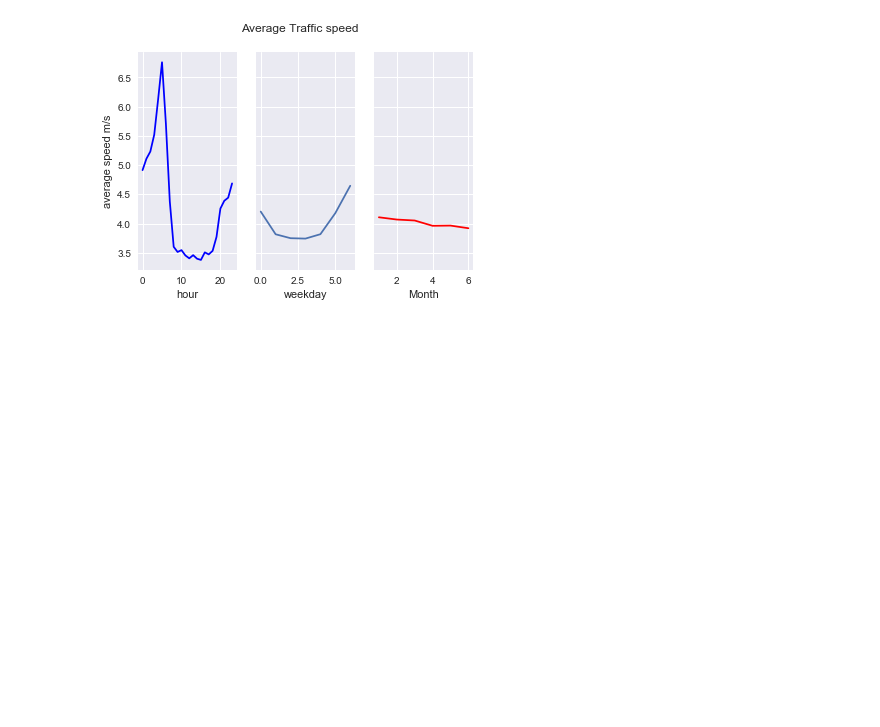
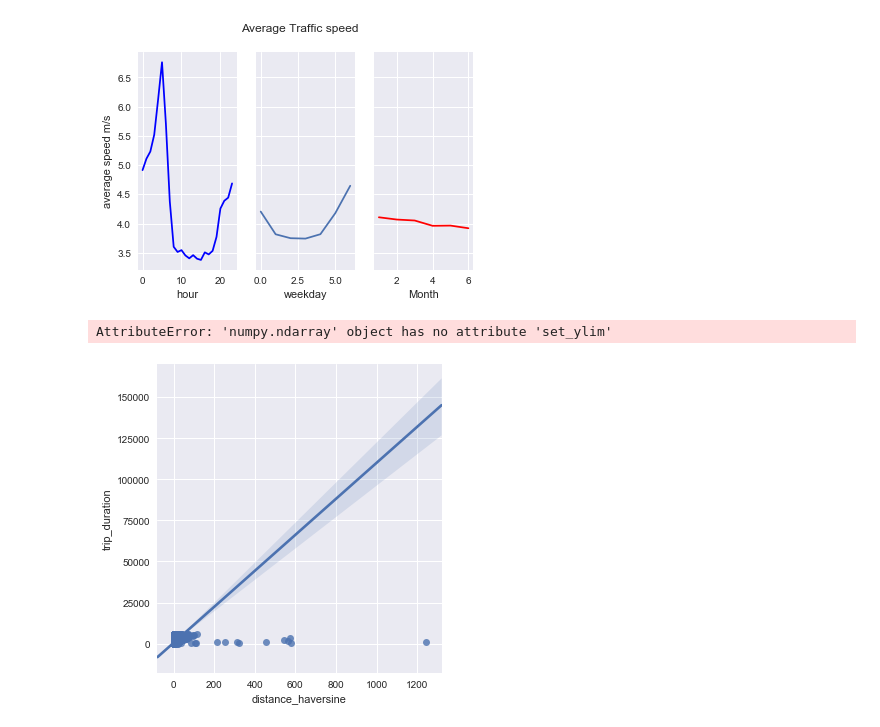
Before and after one commit to andrewcmilne/capstone1_taxi, a Jupyter notebook: TaxiInferentialStatistics.ipynb, the cells around one changed output. Saved outputs shown, nothing was run; the diff lists cells and outputs as text; code cells hidden in the pictures; blank space fills up the shorter version.

Commit message:
Add files via upload
exploring NYC taxi data with statistics and scikit learn

```diff
--- a/TaxiInferentialStatistics.ipynb
+++ b/TaxiInferentialStatistics.ipynb
@@ -302,3 +302,8 @@ fig.suptitle('Average Traffic speed')
 plt.show()
 # %% [output]
 [figure]
+# %%
+lm = sns.lmplot(x='distance_haversine',y='trip_duration',data=df_train)
+# %% [output]
+AttributeError: 'numpy.ndarray' object has no attribute 'set_ylim'
+[figure, added]
```
Also changed, not shown: parts of 18 cells of this notebook.
